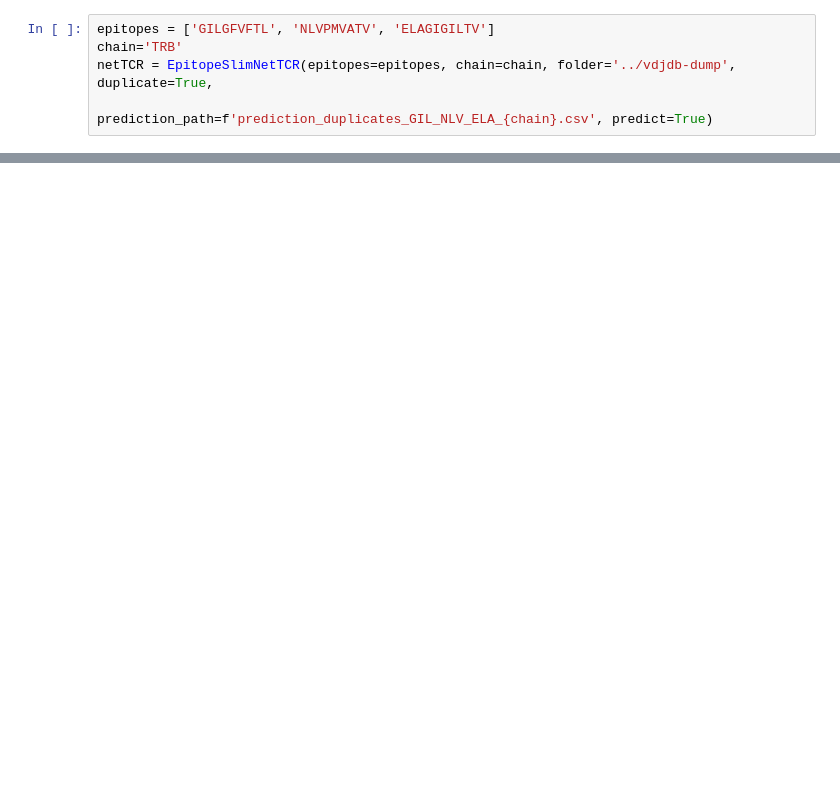
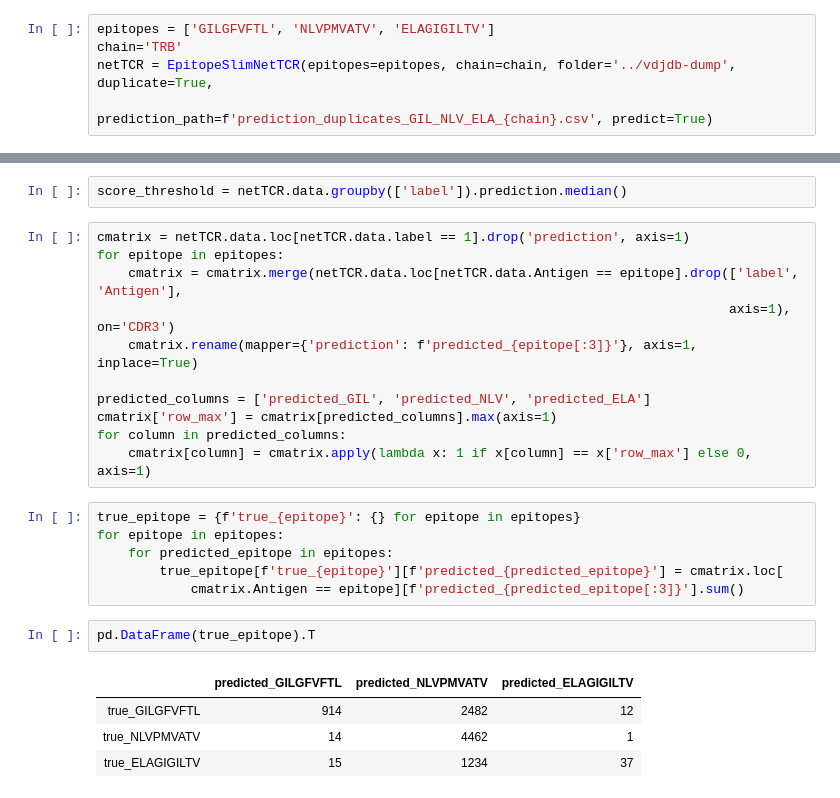
Before and after one commit to antigenomics/vdjdb-classifier-benchmark, a Jupyter notebook: netTCR/netTCR.ipynb, the cells around one changed output, grey strips where cells are left out. Saved outputs shown, nothing was run; the diff lists cells and outputs as text; blank space fills up the shorter version.

```diff
--- a/netTCR/netTCR.ipynb
+++ b/netTCR/netTCR.ipynb
@@ -13,0 +13,26 @@ b'# Input: duplicate_GILGFVFTL_NLVPMVATV_ELAGIGILTV_TRB.csv\n# Output file: pred
+# %%
+score_threshold = netTCR.data.groupby(['label']).prediction.median()
+# %%
+cmatrix = netTCR.data.loc[netTCR.data.label == 1].drop('prediction', axis=1)
+for epitope in epitopes:
+    cmatrix = cmatrix.merge(netTCR.data.loc[netTCR.data.Antigen == epitope].drop(['label', 'Antigen'],
+                                                                                 axis=1), on='CDR3')
+    cmatrix.rename(mapper={'prediction': f'predicted_{epitope[:3]}'}, axis=1, inplace=True)
+
+predicted_columns = ['predicted_GIL', 'predicted_NLV', 'predicted_ELA']
+cmatrix['row_max'] = cmatrix[predicted_columns].max(axis=1)
+for column in predicted_columns:
+    cmatrix[column] = cmatrix.apply(lambda x: 1 if x[column] == x['row_max'] else 0, axis=1)
+# %%
+true_epitope = {f'true_{epitope}': {} for epitope in epitopes}
+for epitope in epitopes:
+    for predicted_epitope in epitopes:
+        true_epitope[f'true_{epitope}'][f'predicted_{predicted_epitope}'] = cmatrix.loc[
+            cmatrix.Antigen == epitope][f'predicted_{predicted_epitope[:3]}'].sum()
+# %%
+pd.DataFrame(true_epitope).T
+# %% [output]
+|  | predicted_GILGFVFTL | predicted_NLVPMVATV | predicted_ELAGIGILTV |
+| true_GILGFVFTL | 914 | 2482 | 12 |
+| true_NLVPMVATV | 14 | 4462 | 1 |
+| true_ELAGIGILTV | 15 | 1234 | 37 |
```
Also changed, not shown: parts of 3 cells of this notebook, 1 other file.
